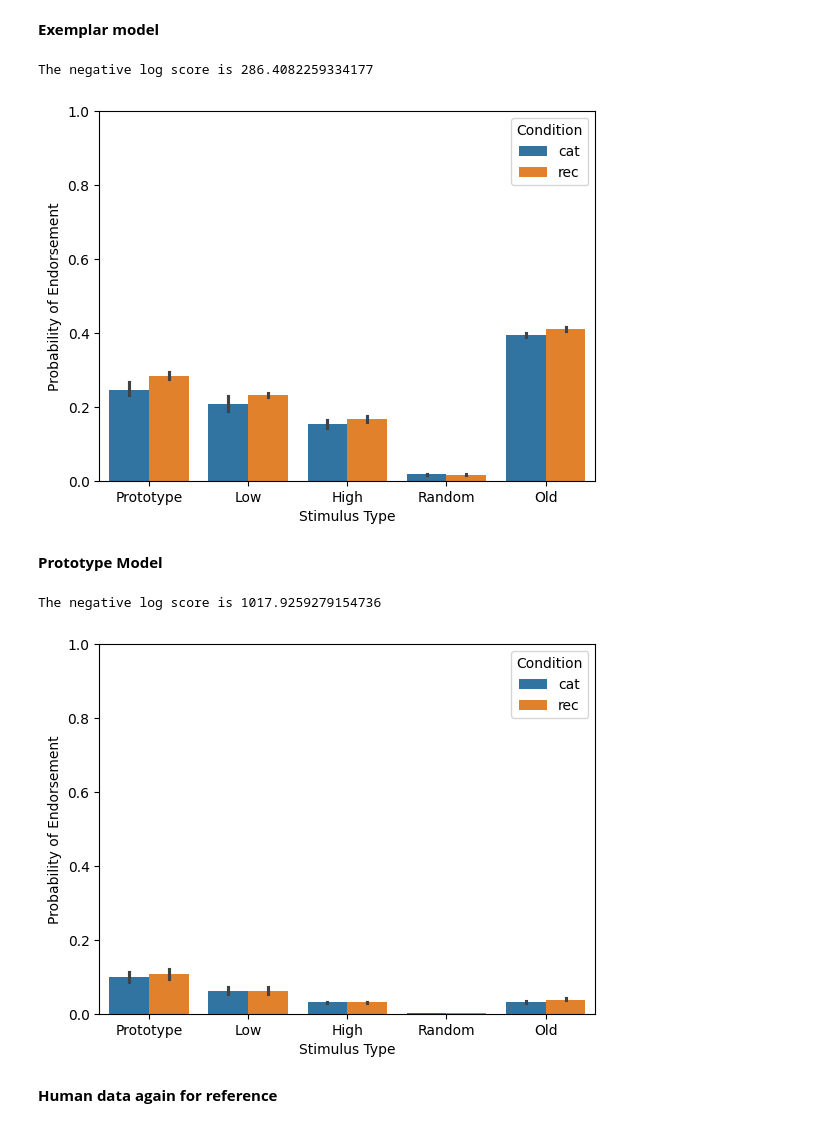
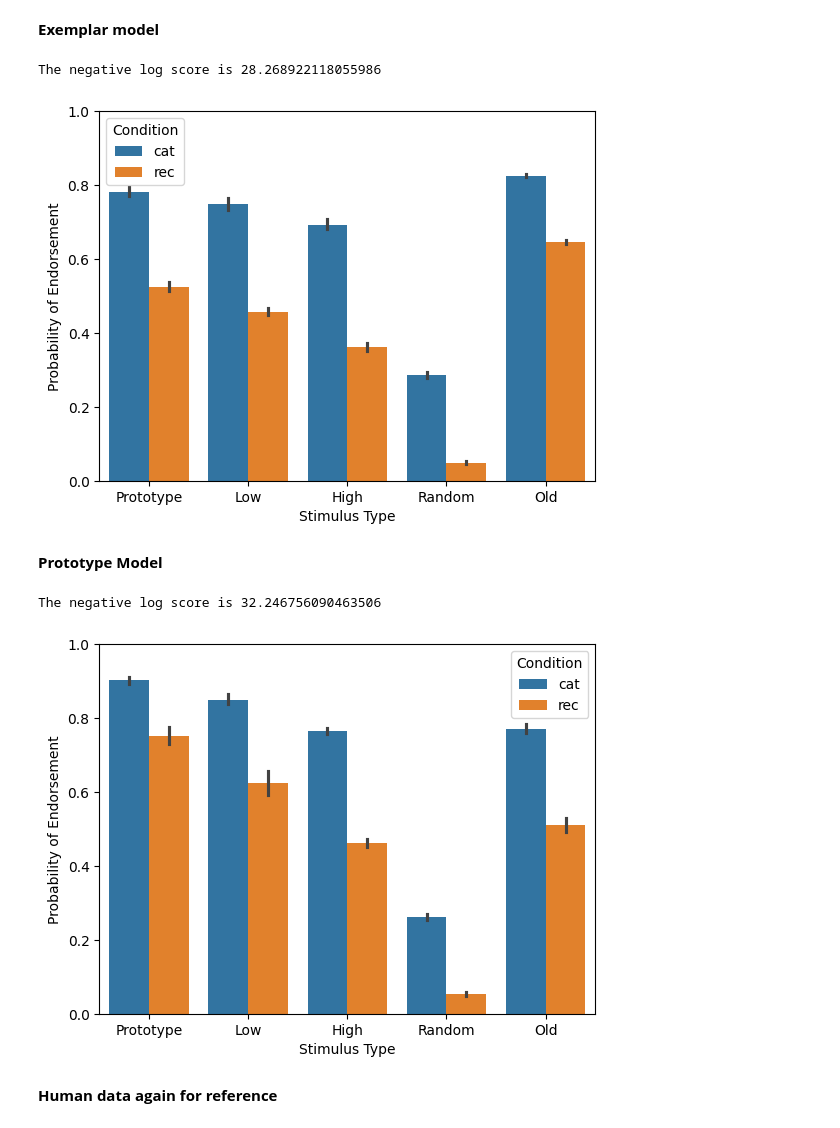
Before and after one commit to bmart231/CMC2026, a Jupyter notebook: homeworks/homework-Categorization/Homework-Categorization-PartB.ipynb, the cells around one changed output. Saved outputs shown, nothing was run; the diff lists cells and outputs as text; code cells hidden in the pictures.

```diff
--- a/homeworks/homework-Categorization/Homework-Categorization-PartB.ipynb
+++ b/homeworks/homework-Categorization/Homework-Categorization-PartB.ipynb
@@ -126,7 +152,7 @@ YOUR ANSWER HERE
 # %%
 human = human_res.groupby(['Condition', 'Stimulus Type'], as_index=False).sum(numeric_only=True)
 
-params = [2.0, 2.0, 2.0, 2.0]
+params = list(param_opt_exemplar)
 nllfit = fit_exemplar_model_nll(params, human)
 print(f'The negative log score is {nllfit}')
 
@@ -137,26 +163,26 @@ ax = sns.barplot(x="Stimulus Type", y="Probability of Endorsement",
             hue="Condition", data=res)
 ax.set_ylim(0, 1.0);
 # %% [output]
-The negative log score is 286.4082259334177
+The negative log score is 28.268922118055986
-[figure, old version]
+[figure, new version]
 # %% [markdown]
 **Prototype Model**
 # %%
 human = human_res.groupby(['Condition', 'Stimulus Type'], as_index=False).sum(numeric_only=True)
 
-params = [2.0, 2.0, 2.0, 2.0]
+params = list(param_opt_prototype)
 nllfit = fit_prototype_model_nll(params, human)
 print(f'The negative log score is {nllfit}')
 
 # now plot the data
 c_cat, k_cat, c_rec, k_rec = params
 res = get_prototype_results(c_cat, k_cat, c_rec, k_rec)
 ax = sns.barplot(x="Stimulus Type", y="Probability of Endorsement",
             hue="Condition", data=res)
 ax.set_ylim(0, 1.0);
 # %% [output]
-The negative log score is 1017.9259279154736
+The negative log score is 32.246756090463506
-[figure, old version]
+[figure, new version]
 # %% [markdown]
 **Human data again for reference**
 # %%
```
Also changed, not shown: parts of 9 cells of this notebook, 3 other files.
